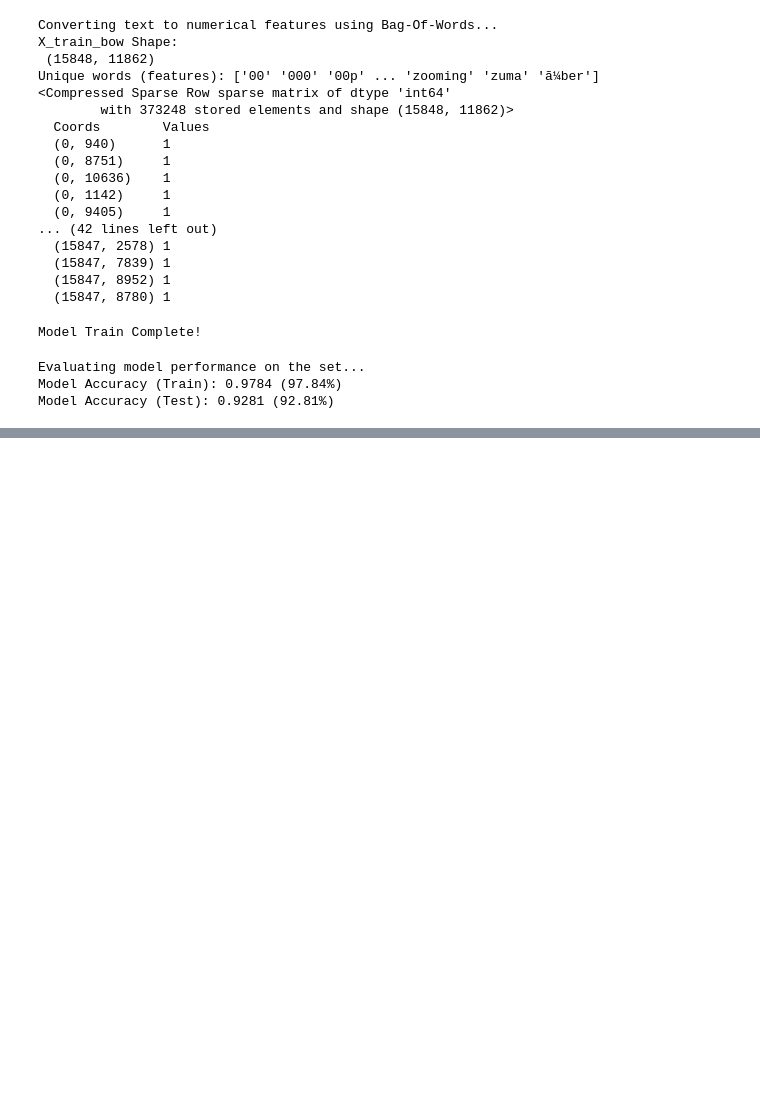
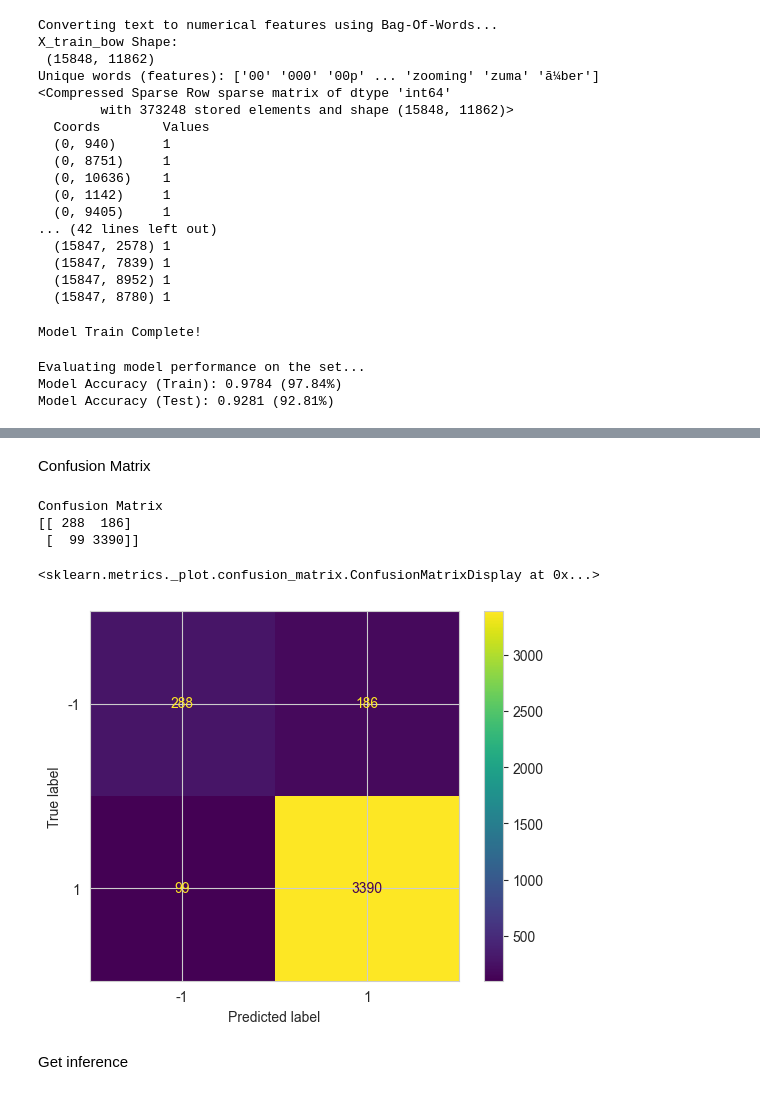
Before and after one commit to DhanushkaSa/Machine-learning-from-scratch-to-advanced, a Jupyter notebook: Day 13/class.ipynb, the cells around one changed output, grey strips where cells are left out. Saved outputs shown, nothing was run; the diff lists cells and outputs as text; code cells hidden in the pictures; blank space fills up the shorter version.

Commit message:
continue logistic regression calculate metrices values

```diff
--- a/Day 13/class.ipynb
+++ b/Day 13/class.ipynb
@@ -262,0 +293,17 @@ Model Accuracy (Test): 0.9281 (92.81%)
+# %% [markdown]
+Confusion Matrix
+# %%
+print("Confusion Matrix")
+
+print(confusion_matrix(y_test, y_test_predict))
+# %% [output]
+Confusion Matrix
+[[ 288  186]
+ [  99 3390]]
+# %%
+ConfusionMatrixDisplay.from_predictions(y_test, y_test_predict)
+# %% [output]
+<sklearn.metrics._plot.confusion_matrix.ConfusionMatrixDisplay at 0x...>
+[figure, added]
+# %% [markdown]
+Get inference
```
Also changed, not shown: parts of 5 cells of this notebook.
